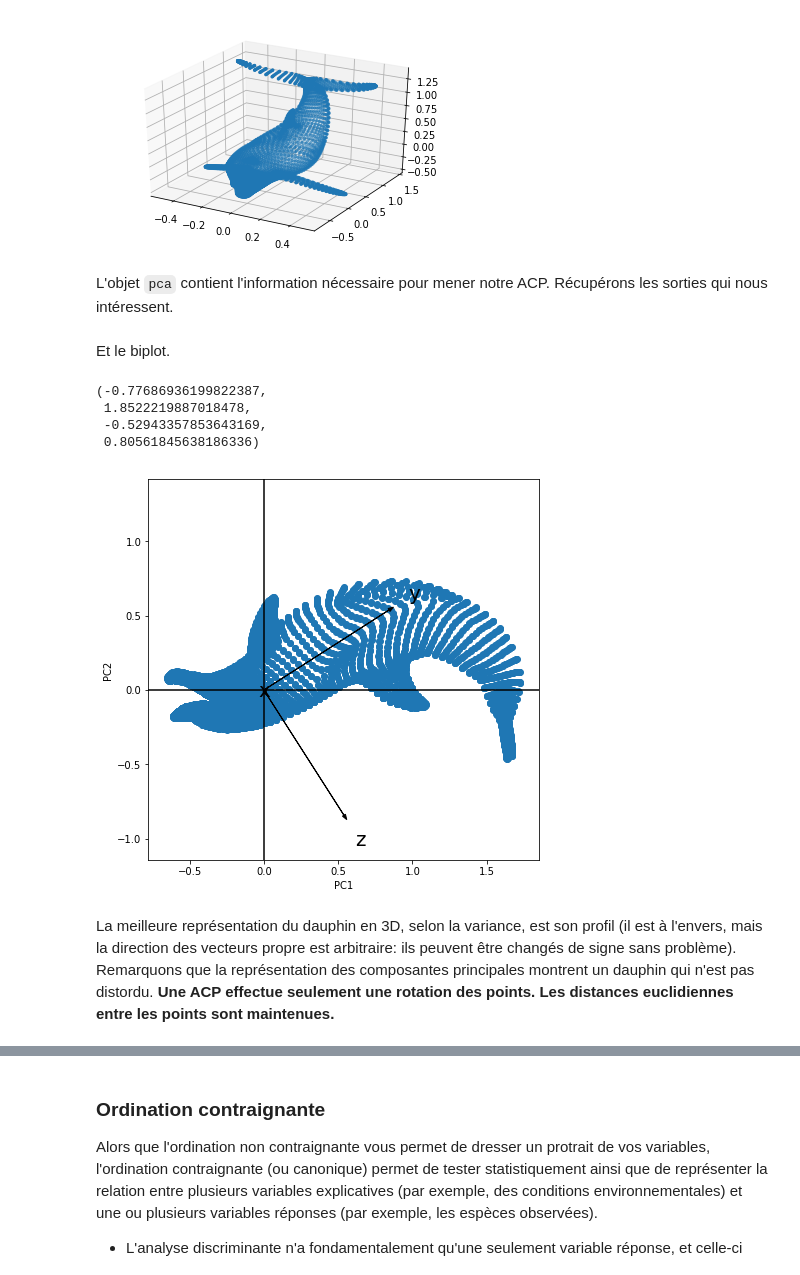
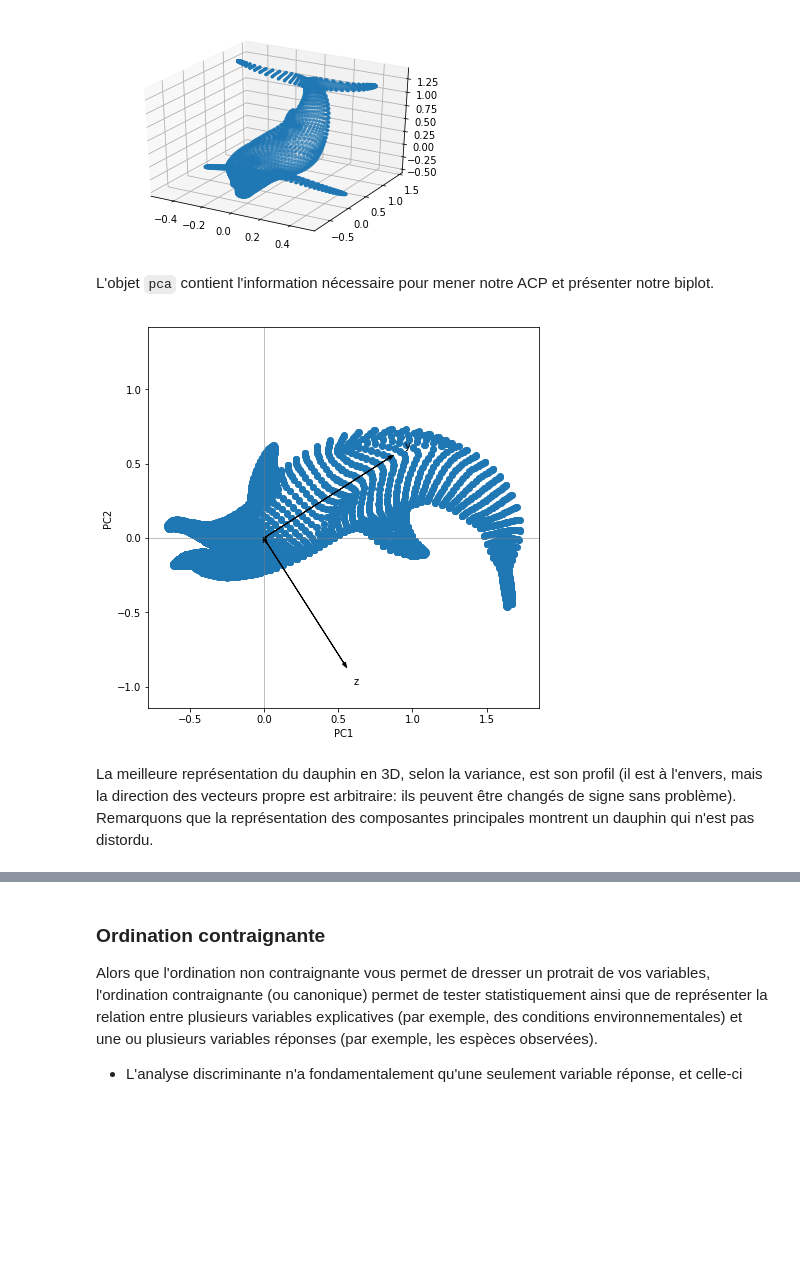
Before and after one commit to essicolo/ecologie-mathematique-Py, a Jupyter notebook: 7_AssocPartOrdin/7_AssocPartOrdin.ipynb, the cells around one changed output, grey strips where cells are left out. Drawn from its saved outputs; the diff is of its cells as text; code cells hidden in the pictures; blank space fills up the shorter version.

```diff
--- a/7_AssocPartOrdin/7_AssocPartOrdin.ipynb
+++ b/7_AssocPartOrdin/7_AssocPartOrdin.ipynb
@@ -1177,2 +1191,2 @@ pca_dolphin = PCA(n_components=dolphin_coord.shape[1]).fit(dolphin_coord)
 # %% [markdown]
-L'objet `pca` contient l'information nécessaire pour mener notre ACP. Récupérons les sorties qui nous intéressent.
+L'objet `pca` contient l'information nécessaire pour mener notre ACP et présenter notre biplot.
@@ -1183,19 +1193,13 @@ pca_eigenvalues = pca_dolphin.explained_variance_
-# %% [markdown]
-Et le biplot.
 # %%
 plt.figure(figsize=(7, 7))
 bp.biplot(objects=pca_scores,
-       eigenvectors=pca_eigenvectors,
-       eigenvalues=pca_eigenvalues,
+       eigenvectors=pca_dolphin.components_.T,
+       eigenvalues=pca_dolphin.explained_variance_,
        scaling='distance',
-       labels=dolphin_coord.columns,
+       vector_labels=dolphin_coord.columns,
        xpc=0, ypc=1)
-plt.axis('equal')
+plt.axis('equal');
 # %% [output]
-(-0.77686936199822387,
- 1.8522219887018478,
- -0.52943357853643169,
- 0.80561845638186336)
-[figure, old version]
+[figure, new version]
 # %% [markdown]
-La meilleure représentation du dauphin en 3D, selon la variance, est son profil (il est à l'envers, mais la direction des vecteurs propre est arbitraire: ils peuvent être changés de signe sans problème). Remarquons que la représentation des composantes principales montrent un dauphin qui n'est pas distordu. **Une ACP effectue seulement une rotation des points. Les distances euclidiennes entre les points sont maintenues.**
+La meilleure représentation du dauphin en 3D, selon la variance, est son profil (il est à l'envers, mais la direction des vecteurs propre est arbitraire: ils peuvent être changés de signe sans problème). Remarquons que la représentation des composantes principales montrent un dauphin qui n'est pas distordu.
```
Also changed, not shown: parts of 69 cells of this notebook, 4 other files.
